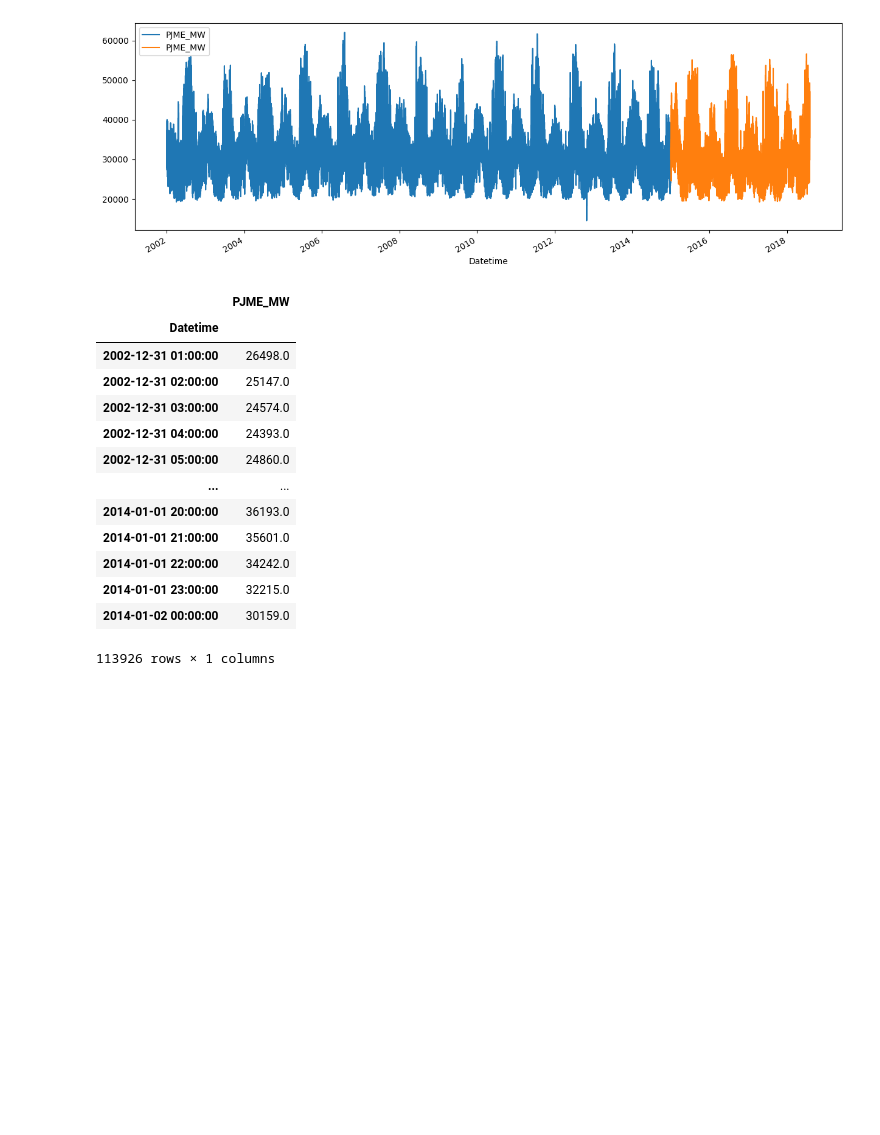
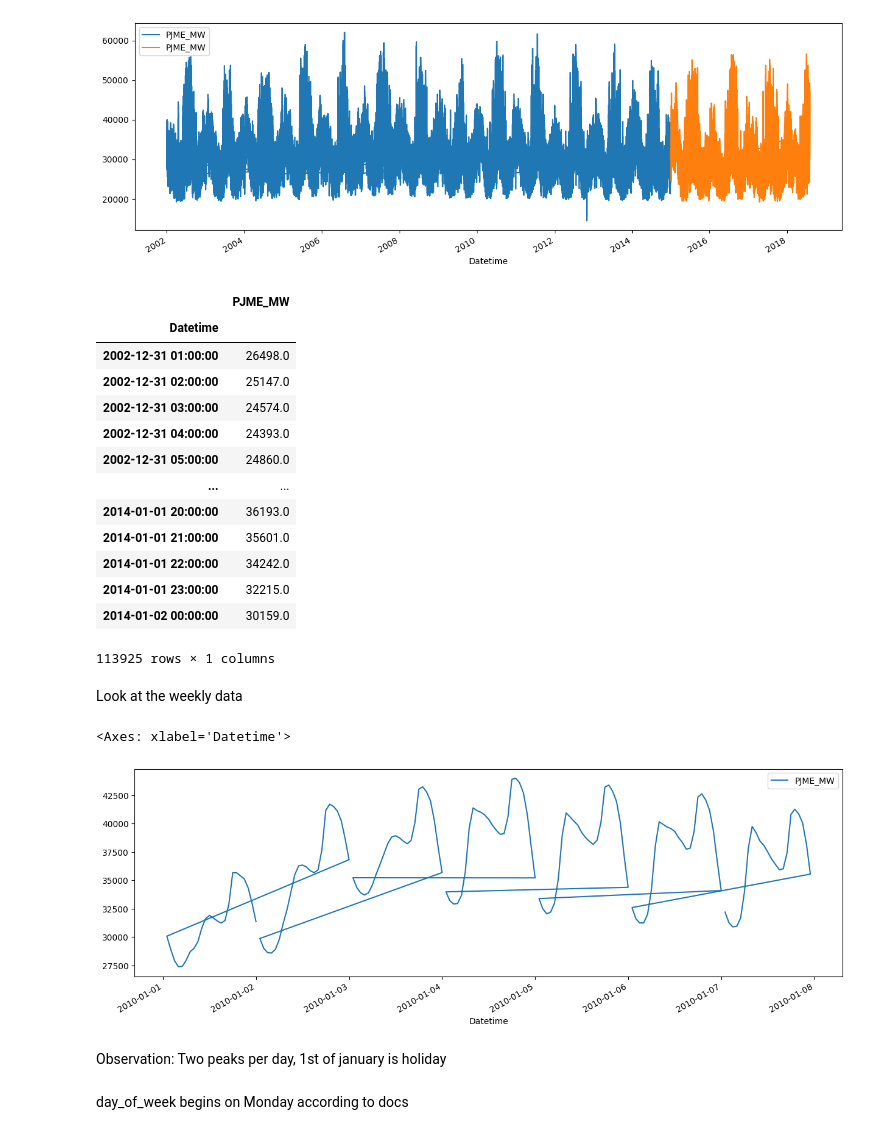
Before and after one commit to shafiqazam/Kaggle, a Jupyter notebook: hourly-energy-consumption/main.ipynb, the cells around one changed output. Saved outputs shown, nothing was run; the diff lists cells and outputs as text; code cells hidden in the pictures; blank space fills up the shorter version.

```diff
--- a/hourly-energy-consumption/main.ipynb
+++ b/hourly-energy-consumption/main.ipynb
@@ -39,6 +40,8 @@ df.tail()
 df['Datetime'] = pd.to_datetime(df['Datetime'])
 # %%
 df = df.set_index('Datetime')
+# %%
+df = df[~df.index.duplicated()]
 # %%
 color_pal = sns.color_palette()
 # %%
@@ -93,4 +96,15 @@ train
 | 2014-01-01 22:00:00 | 34242.0 |
 | 2014-01-01 23:00:00 | 32215.0 |
 | 2014-01-02 00:00:00 | 30159.0 |
-113926 rows × 1 columns
+113925 rows × 1 columns
+# %% [markdown]
+Look at the weekly data
+# %%
+df.loc[(df.index > '01-01-2010') & (df.index < '01-08-2010')].plot(figsize=(15,5))
+# %% [output]
+<Axes: xlabel='Datetime'>
+[figure, added]
+# %% [markdown]
+Observation: Two peaks per day, 1st of january is holiday
+# %% [markdown]
+day_of_week begins on Monday according to docs
```
Also changed, not shown: parts of 38 cells of this notebook.
